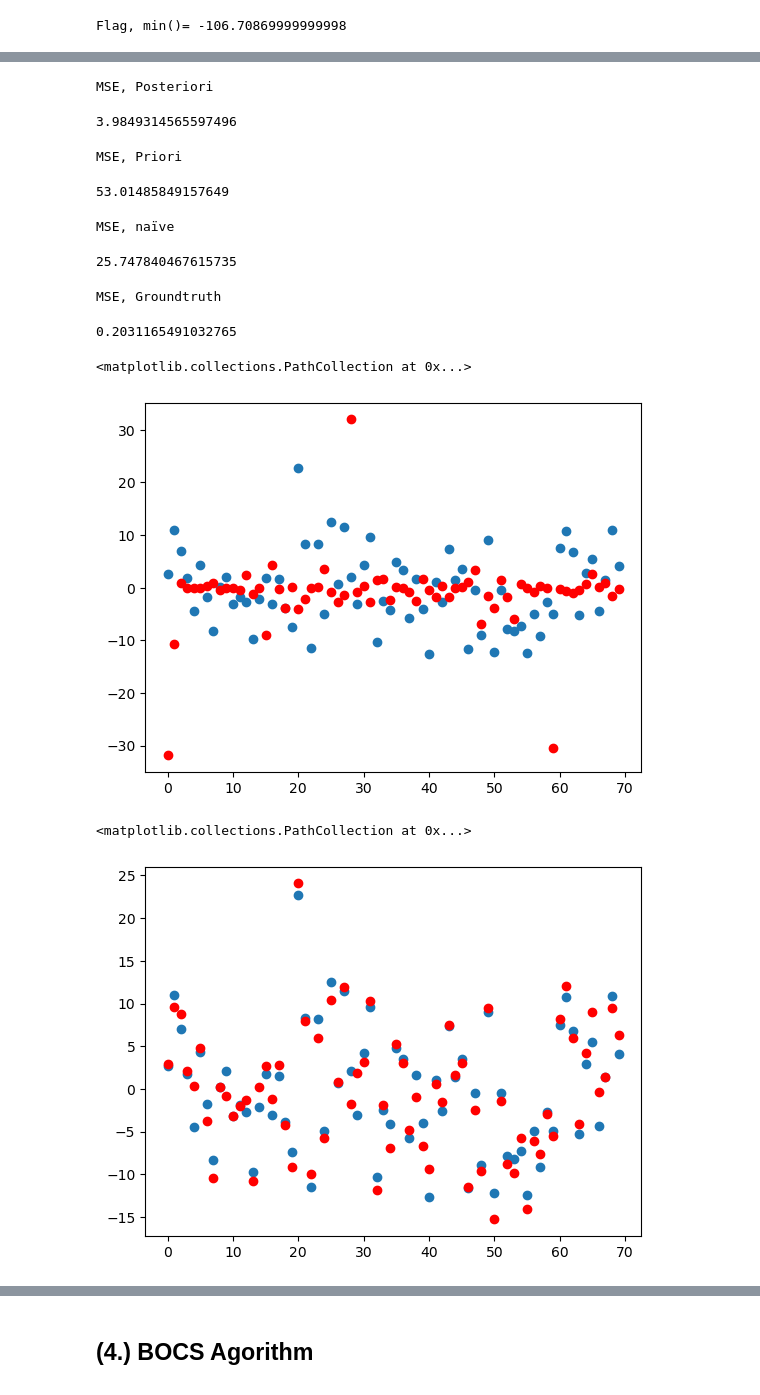
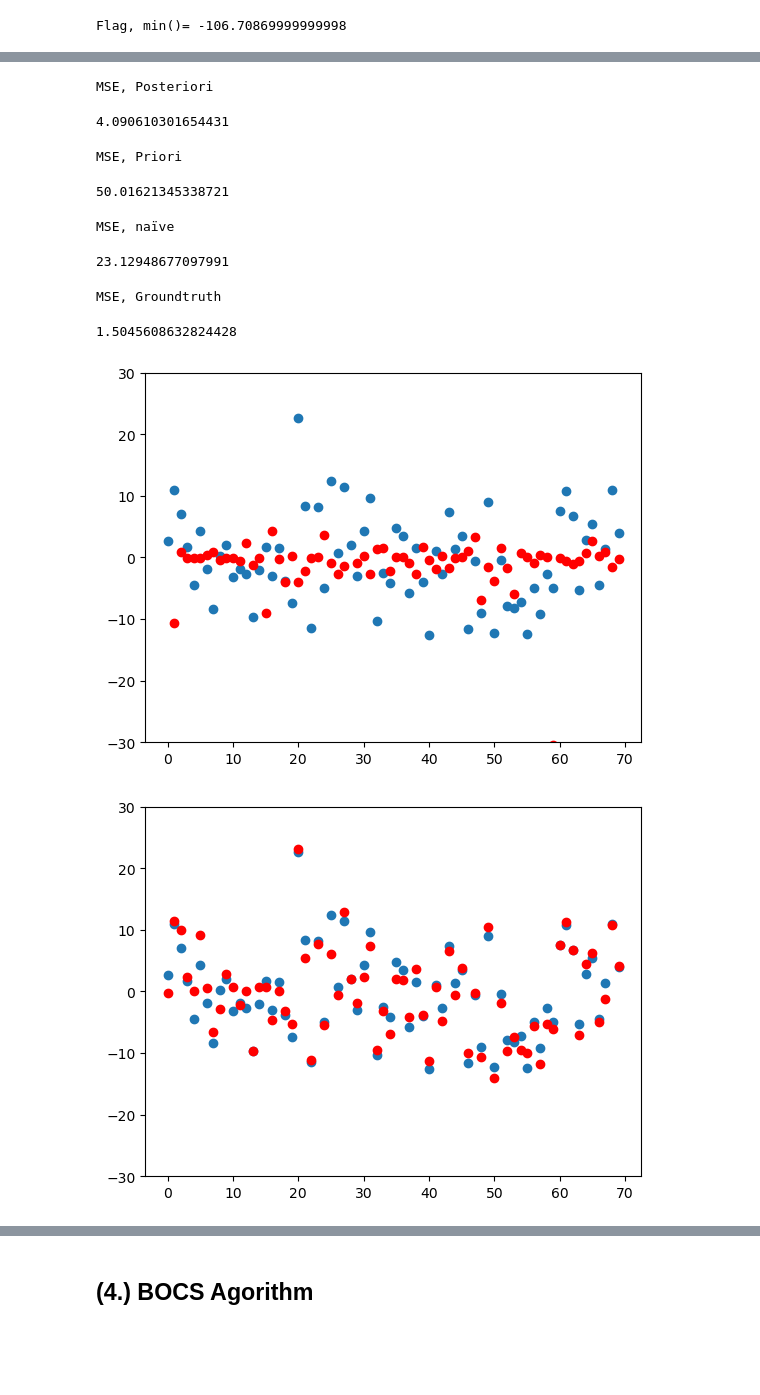
Before and after one commit to 7shoe/Combinatorial_BO, a Jupyter notebook: BOCS (2018) - Intro Script - Bayesian Optimization of Combinatorial Structures.ipynb, the cells around one changed output, grey strips where cells are left out. Drawn from its saved outputs; the diff is of its cells as text; code cells hidden in the pictures; blank space fills up the shorter version.

```diff
--- a/BOCS (2018) - Intro Script - Bayesian Optimization of Combinatorial Structures.ipynb
+++ b/BOCS (2018) - Intro Script - Bayesian Optimization of Combinatorial Structures.ipynb
@@ -214,9 +239,9 @@ gD, a_GT = gDict(d=d, k=k)
 
 X = getX(n=n, d=d, k=k)
 
-X = np.unique(X, axis=0)
+#X = np.unique(X, axis=0)
 
-y = getY(X, d=d, g_dict=gD, errorFlag=True, sigma=0.2)
+y = getY(X, d=d, g_dict=gD, errorFlag=True, sigma=1.5)
 
 # - - - - - - -
 #  POSTERIOR
@@ -268,34 +293,36 @@ print('MSE, Posteriori')
 np.sqrt(mean_squared_error(y_pred=(X @ alpha_post), y_true=y))
 # %% [output]
 MSE, Posteriori
-3.9849314565597496
+4.090610301654431
 # %%
 print('MSE, Priori')
 np.sqrt(mean_squared_error(y_pred=(X @ alpha_prior), y_true=y))
 # %% [output]
 MSE, Priori
-53.01485849157649
+50.01621345338721
 # %%
 print('MSE, naïve')
 np.sqrt(mean_squared_error(y_pred=[np.mean(y)]*len(y), y_true=y))
 # %% [output]
 MSE, naïve
-25.747840467615735
+23.12948677097991
 # %%
 print('MSE, Groundtruth')
 np.sqrt(mean_squared_error(y_pred=(X @ a_GT[:X.shape[1]]), y_true=y))
 # %% [output]
 MSE, Groundtruth
-0.2031165491032765
+1.5045608632824428
 # %%
 plt.scatter(range(70), a_GT[:70])
 plt.scatter(range(70), alpha_prior[:70], c='red')
+plt.ylim((-30,30))
+plt.show()
 # %% [output]
-<matplotlib.collections.PathCollection at 0x...>
-[figure, old version]
+[figure, new version]
 # %%
 plt.scatter(range(70), a_GT[:70])
 plt.scatter(range(70), alpha_post[:70], c='red')
+plt.ylim((-30,30))
+plt.show()
 # %% [output]
-<matplotlib.collections.PathCollection at 0x...>
-[figure, old version]
+[figure, new version]
```
Also changed, not shown: parts of 18 cells of this notebook.
